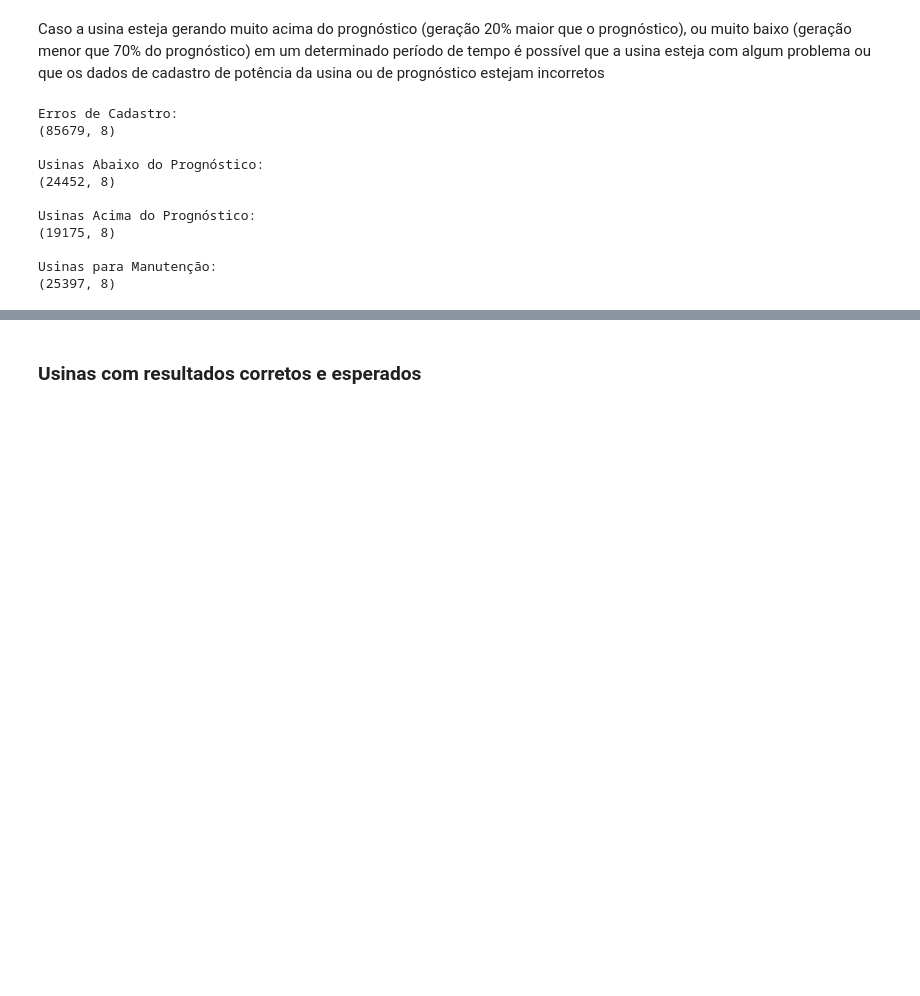
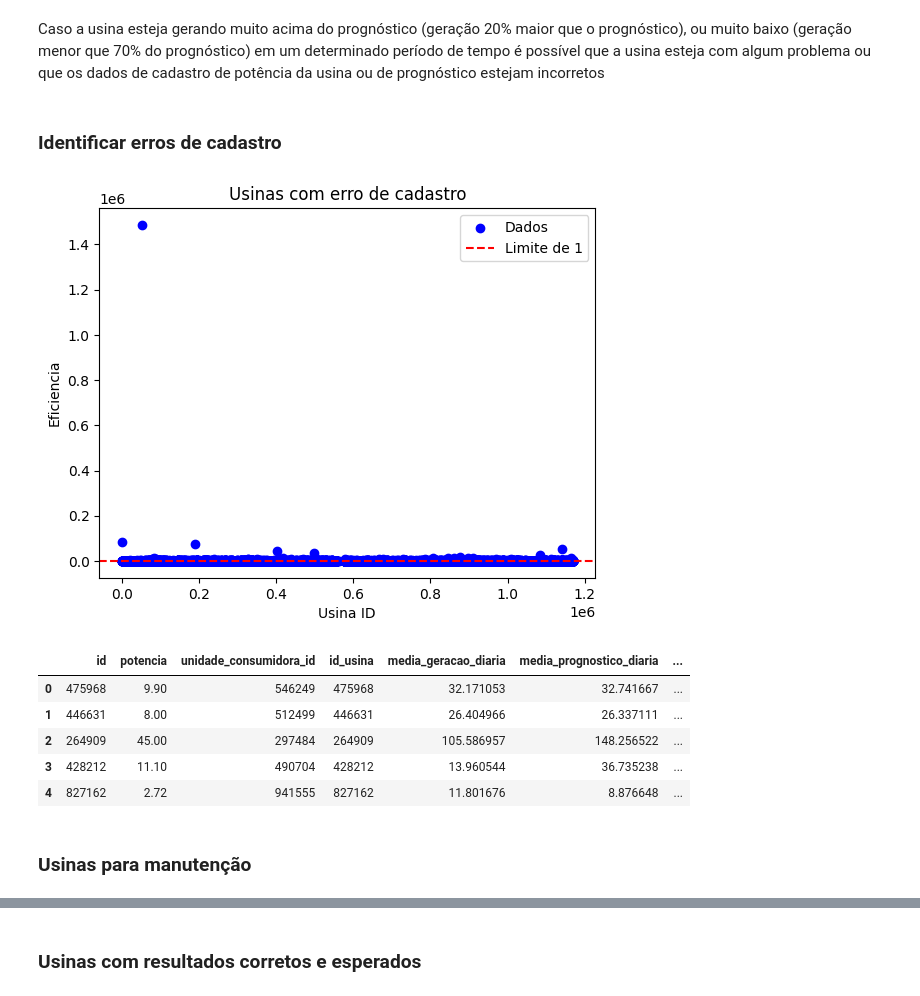
Before and after one commit to Talismar/hackatom, a Jupyter notebook: desafio_1.ipynb, the cells around one changed output, grey strips where cells are left out. Drawn from its saved outputs; the diff is of its cells as text; code cells hidden in the pictures; blank space fills up the shorter version.

```diff
--- a/desafio_1.ipynb
+++ b/desafio_1.ipynb
@@ -67,41 +67,30 @@ media_geracao_prognostico = (
 dados = pd.merge(df_usina, media_geracao_prognostico, left_on='id', right_on='id_usina')
 dados['eficiencia'] = dados['media_geracao_diaria'] / dados['potencia']
 dados['desempenho_vs_prognostico'] = dados['media_geracao_diaria'] / dados['media_prognostico_diaria']
-
-# Identificar erros de cadastro
-erros_cadastro = dados[dados['media_geracao_diaria'] > dados['potencia']]
-
-# Identificar usinas com geração abaixo ou acima do esperado pelo prognóstico
-usinas_abaixo_prognostico = dados[dados['desempenho_vs_prognostico'] < 0.7]
-usinas_acima_prognostico = dados[dados['desempenho_vs_prognostico'] > 1.2]
-
-# Identificar usinas para manutenção (geração real muito baixa ou eficiência baixa)
-usinas_para_manutencao = dados[
-    (dados['media_geracao_diaria'] <= 0.7) |
-    (dados['desempenho_vs_prognostico'] < 0.7)
-]
-
-# Visualizar resultados
-print("Erros de Cadastro:")
-print(erros_cadastro.shape)
-
-print("\nUsinas Abaixo do Prognóstico:")
-print(usinas_abaixo_prognostico.shape)
-
-print("\nUsinas Acima do Prognóstico:")
-print(usinas_acima_prognostico.shape)
-
-print("\nUsinas para Manutenção:")
-print(usinas_para_manutencao.shape)
-# %% [output]
-Erros de Cadastro:
-(85679, 8)
-
-Usinas Abaixo do Prognóstico:
-(24452, 8)
-
-Usinas Acima do Prognóstico:
-(19175, 8)
-
-Usinas para Manutenção:
-(25397, 8)
+# %% [markdown]
+### Identificar erros de cadastro
+# %%
+erros_cadastro = dados[dados['media_geracao_diaria'] > dados['potencia']]
+
+plt.scatter(erros_cadastro['id'], erros_cadastro['eficiencia'], label='Dados', color='b')
+
+plt.axhline(y=1, color='r', linestyle='--', label='Limite de 1')
+
+plt.title('Usinas com erro de cadastro')
+plt.xlabel('Usina ID')
+plt.ylabel('Eficiencia')
+plt.legend()
+
+plt.show()
+
+erros_cadastro.head()
+# %% [output]
+[figure, added]
+|  | id | potencia | unidade_consumidora_id | id_usina | media_geracao_diaria | media_prognostico_diaria | ... |
+| 0 | 475968 | 9.90 | 546249 | 475968 | 32.171053 | 32.741667 | ... |
+| 1 | 446631 | 8.00 | 512499 | 446631 | 26.404966 | 26.337111 | ... |
+| 2 | 264909 | 45.00 | 297484 | 264909 | 105.586957 | 148.256522 | ... |
+| 3 | 428212 | 11.10 | 490704 | 428212 | 13.960544 | 36.735238 | ... |
+| 4 | 827162 | 2.72 | 941555 | 827162 | 11.801676 | 8.876648 | ... |
+# %% [markdown]
+### Usinas para manutenção
```
Also changed, not shown: parts of 5 cells of this notebook.
